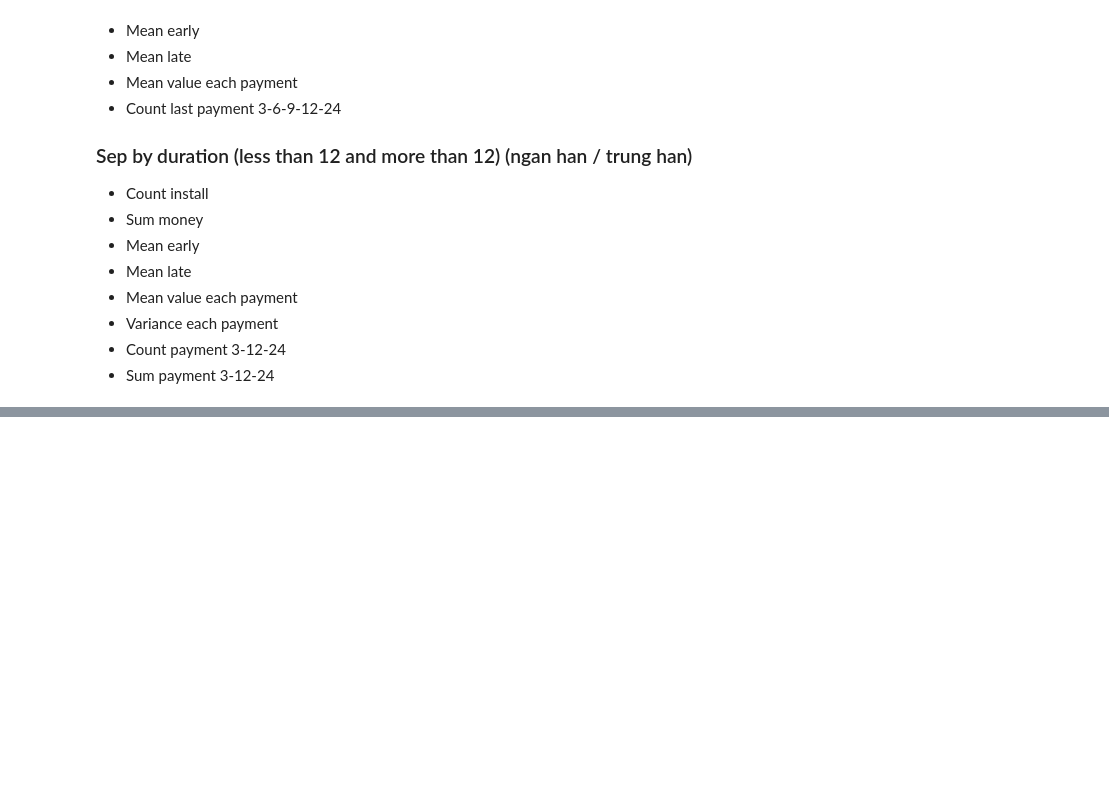
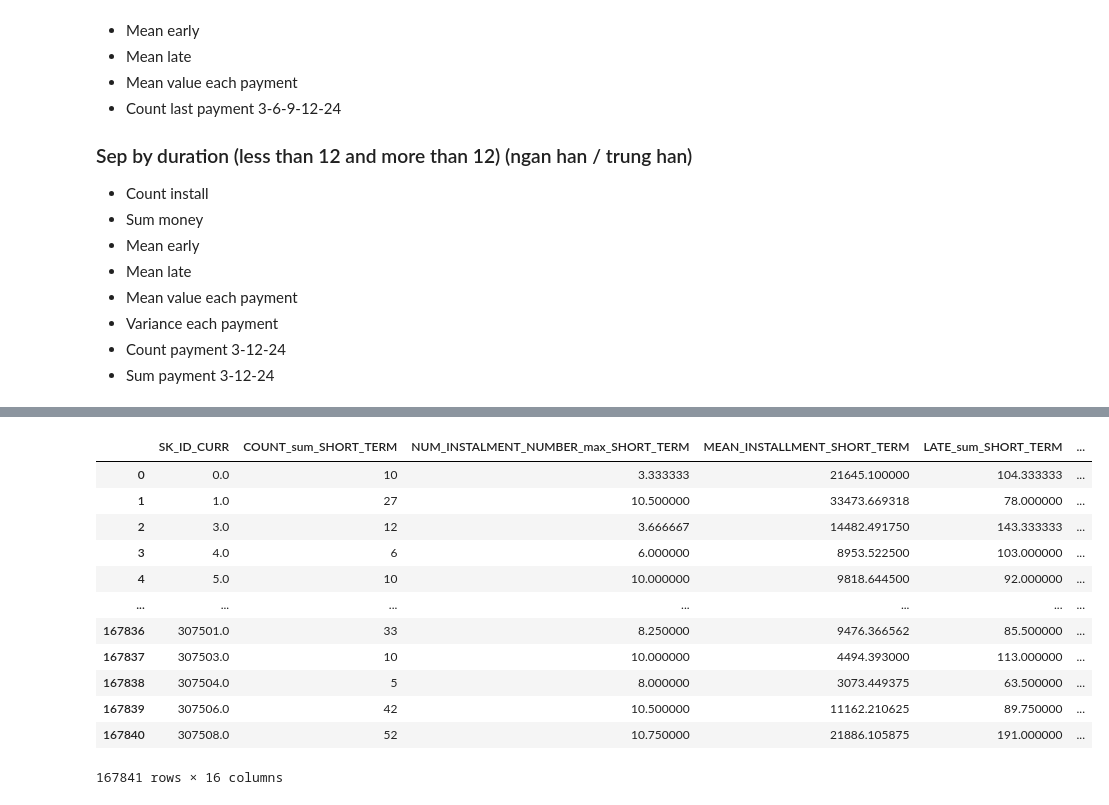
Before and after one commit to hung20gg/datavis_final, a Jupyter notebook: eda/v1/installments_payments_v1.ipynb, the cells around one changed output, grey strips where cells are left out. Saved outputs shown, nothing was run; the diff lists cells and outputs as text; code cells hidden in the pictures; blank space fills up the shorter version.

```diff
--- a/eda/v1/installments_payments_v1.ipynb
+++ b/eda/v1/installments_payments_v1.ipynb
@@ -262,4 +291,20 @@ gb_installment_long_term_by_curr = gb_installment_long_term.groupby('SK_ID_CURR'
 gb_installment_long_term_by_curr.rename({ col: col + '_LONG_TERM' for col in gb_installment_long_term_by_curr.columns if col != 'SK_ID_CURR' }, axis=1, inplace=True)
+# %%
+gb_installment_short_term_by_curr
+# %% [output]
+|  | SK_ID_CURR | COUNT_sum_SHORT_TERM | NUM_INSTALMENT_NUMBER_max_SHORT_TERM | MEAN_INSTALLMENT_SHORT_TERM | LATE_sum_SHORT_TERM | ... |
+| 0 | 0.0 | 10 | 3.333333 | 21645.100000 | 104.333333 | ... |
+| 1 | 1.0 | 27 | 10.500000 | 33473.669318 | 78.000000 | ... |
+| 2 | 3.0 | 12 | 3.666667 | 14482.491750 | 143.333333 | ... |
+| 3 | 4.0 | 6 | 6.000000 | 8953.522500 | 103.000000 | ... |
+| 4 | 5.0 | 10 | 10.000000 | 9818.644500 | 92.000000 | ... |
+| ... | ... | ... | ... | ... | ... | ... |
+| 167836 | 307501.0 | 33 | 8.250000 | 9476.366562 | 85.500000 | ... |
+| 167837 | 307503.0 | 10 | 10.000000 | 4494.393000 | 113.000000 | ... |
+| 167838 | 307504.0 | 5 | 8.000000 | 3073.449375 | 63.500000 | ... |
+| 167839 | 307506.0 | 42 | 10.500000 | 11162.210625 | 89.750000 | ... |
+| 167840 | 307508.0 | 52 | 10.750000 | 21886.105875 | 191.000000 | ... |
+167841 rows × 16 columns
 # %%
 gb_installment_by_curr = gb_installment_by_curr.merge(gb_installment_short_term_by_curr, on='SK_ID_CURR', how='left')
 gb_installment_by_curr = gb_installment_by_curr.merge(gb_installment_long_term_by_curr, on='SK_ID_CURR', how='left')
```
Also changed, not shown: parts of 7 cells of this notebook, 15 other files.
